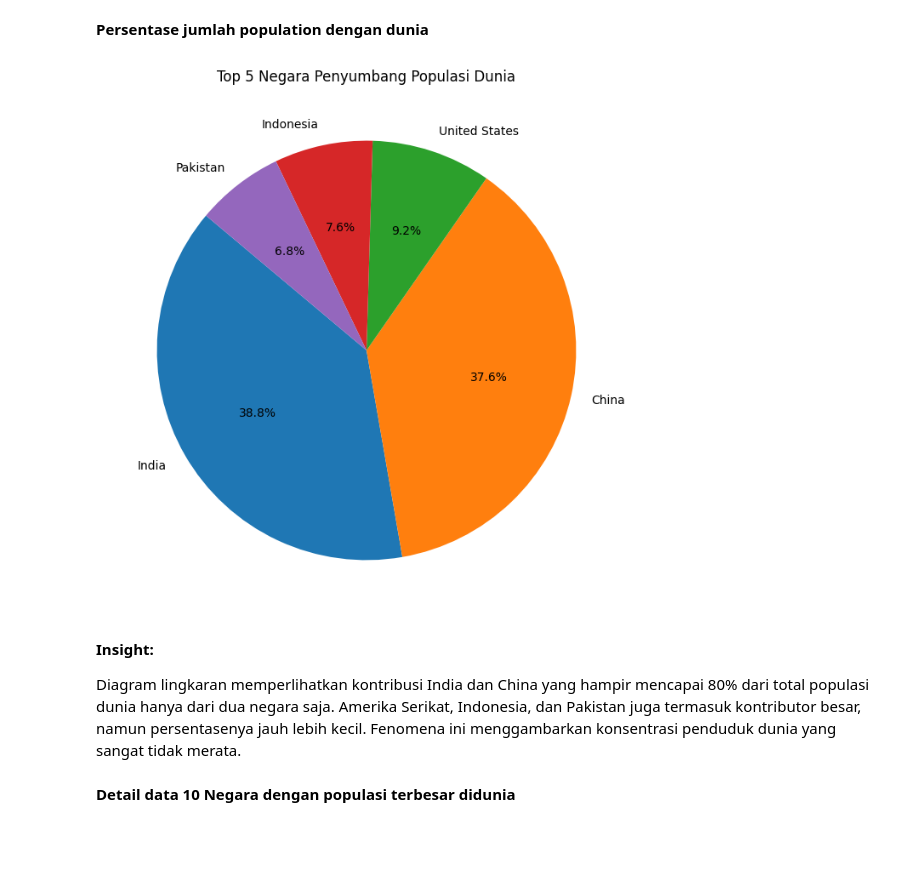
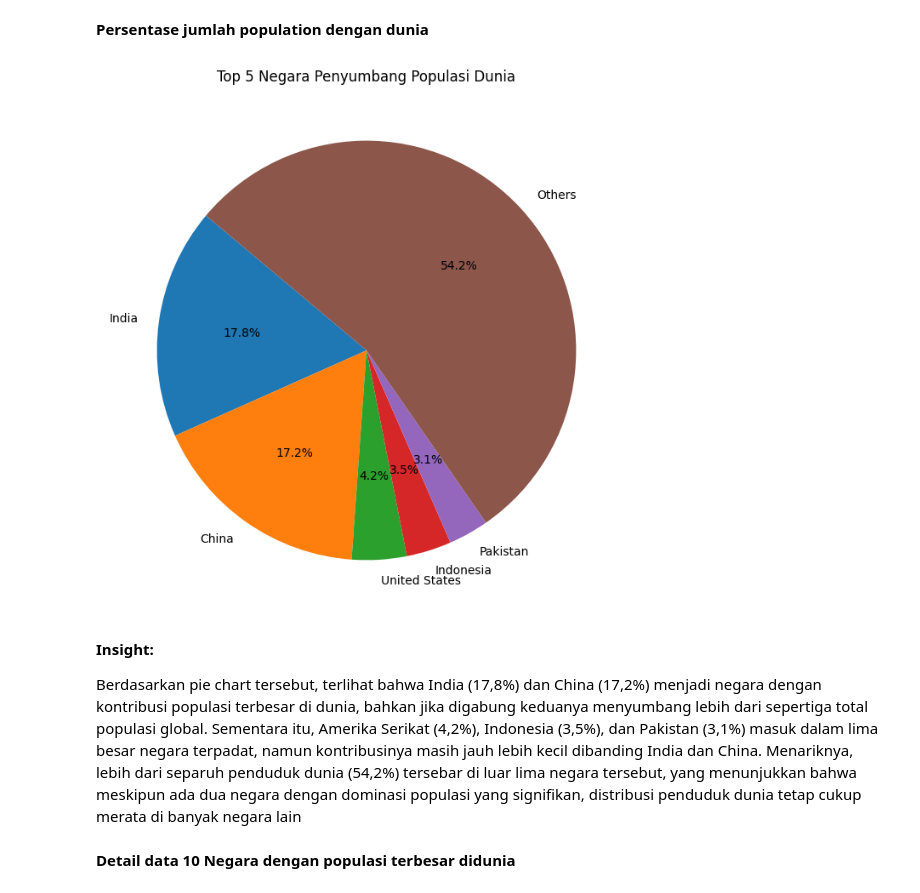
Before and after one commit to IsmaDDamara/Web-Scraping-and-Data-Analysis-from-Worldometer, a Jupyter notebook: notebook/analysis_file.ipynb, the cells around one changed output. Saved outputs shown, nothing was run; the diff lists cells and outputs as text; code cells hidden in the pictures; blank space fills up the shorter version.

```diff
--- a/notebook/analysis_file.ipynb
+++ b/notebook/analysis_file.ipynb
@@ -362,16 +360,23 @@ Grafik batang menunjukkan dominasi India dan China sebagai dua negara dengan jum
 # %% [markdown]
 **Persentase jumlah population dengan dunia**
 # %%
+# Hitung total World Share untuk sisanya
+others_value = df_clean["World Share (%)"].sum() - data_population["World Share (%)"].sum()
+
+# Buat data untuk pie chart
+sizes = list(data_population["World Share (%)"]) + [others_value]
+labels = list(data_population["Country"]) + ["Others"]
+
 plt.figure(figsize=(8,8))
-plt.pie(data_population["World Share (%)"], labels=data_population["Country"], autopct="%1.1f%%", startangle=140)
+plt.pie(sizes, labels=labels, autopct="%1.1f%%", startangle=140)
 plt.title("Top 5 Negara Penyumbang Populasi Dunia")
 plt.show()
 # %% [output]
-[figure, old version]
+[figure, new version]
 # %% [markdown]
 **Insight:**
 
-Diagram lingkaran memperlihatkan kontribusi India dan China yang hampir mencapai 80% dari total populasi dunia hanya dari dua negara saja. Amerika Serikat, Indonesia, dan Pakistan juga termasuk kontributor besar, namun persentasenya jauh lebih kecil. Fenomena ini menggambarkan konsentrasi penduduk dunia yang sangat tidak merata.
+Berdasarkan pie chart tersebut, terlihat bahwa India (17,8%) dan China (17,2%) menjadi negara dengan kontribusi populasi terbesar di dunia, bahkan jika digabung keduanya menyumbang lebih dari sepertiga total populasi global. Sementara itu, Amerika Serikat (4,2%), Indonesia (3,5%), dan Pakistan (3,1%) masuk dalam lima besar negara terpadat, namun kontribusinya masih jauh lebih kecil dibanding India dan China. Menariknya, lebih dari separuh penduduk dunia (54,2%) tersebar di luar lima negara tersebut, yang menunjukkan bahwa meskipun ada dua negara dengan dominasi populasi yang signifikan, distribusi penduduk dunia tetap cukup merata di banyak negara lain
 # %% [markdown]
 **Detail data 10 Negara dengan populasi terbesar didunia**
 # %%
```
Also changed, not shown: parts of 5 cells of this notebook.
